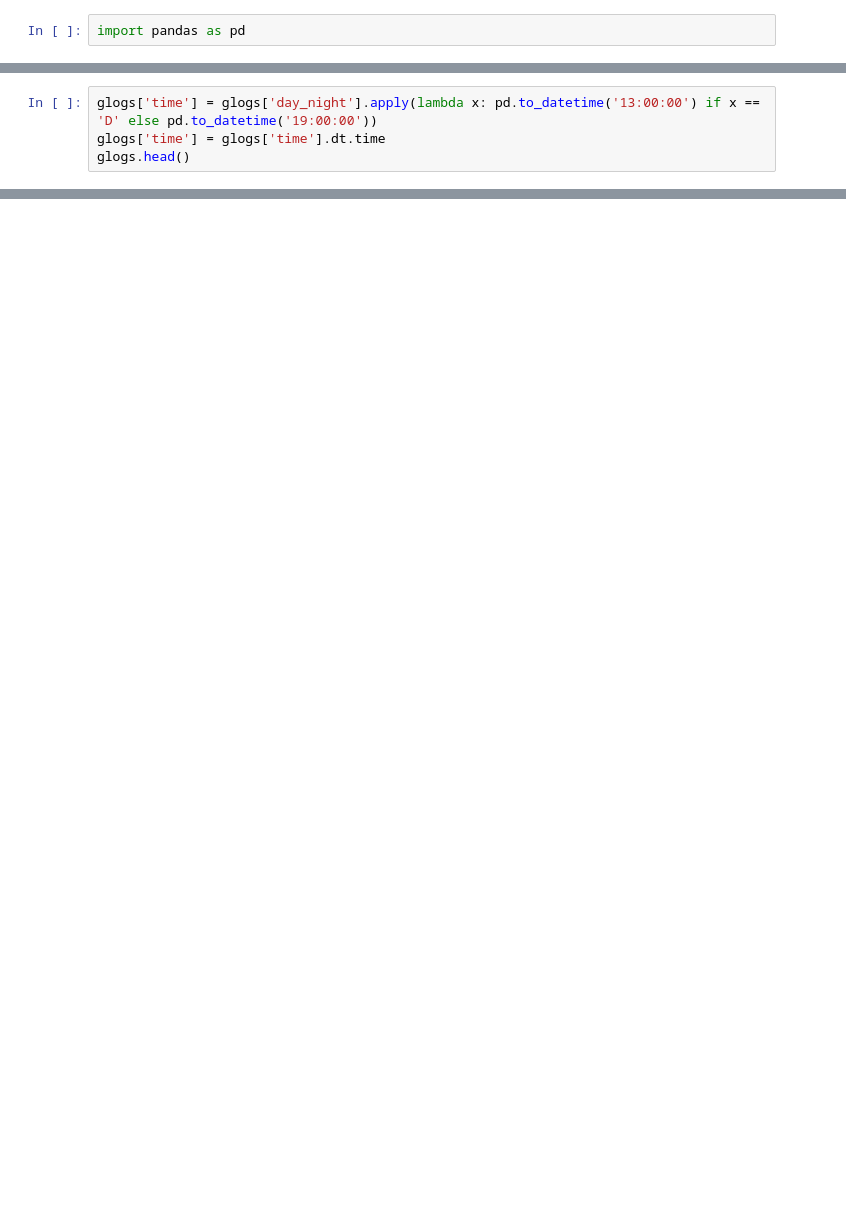
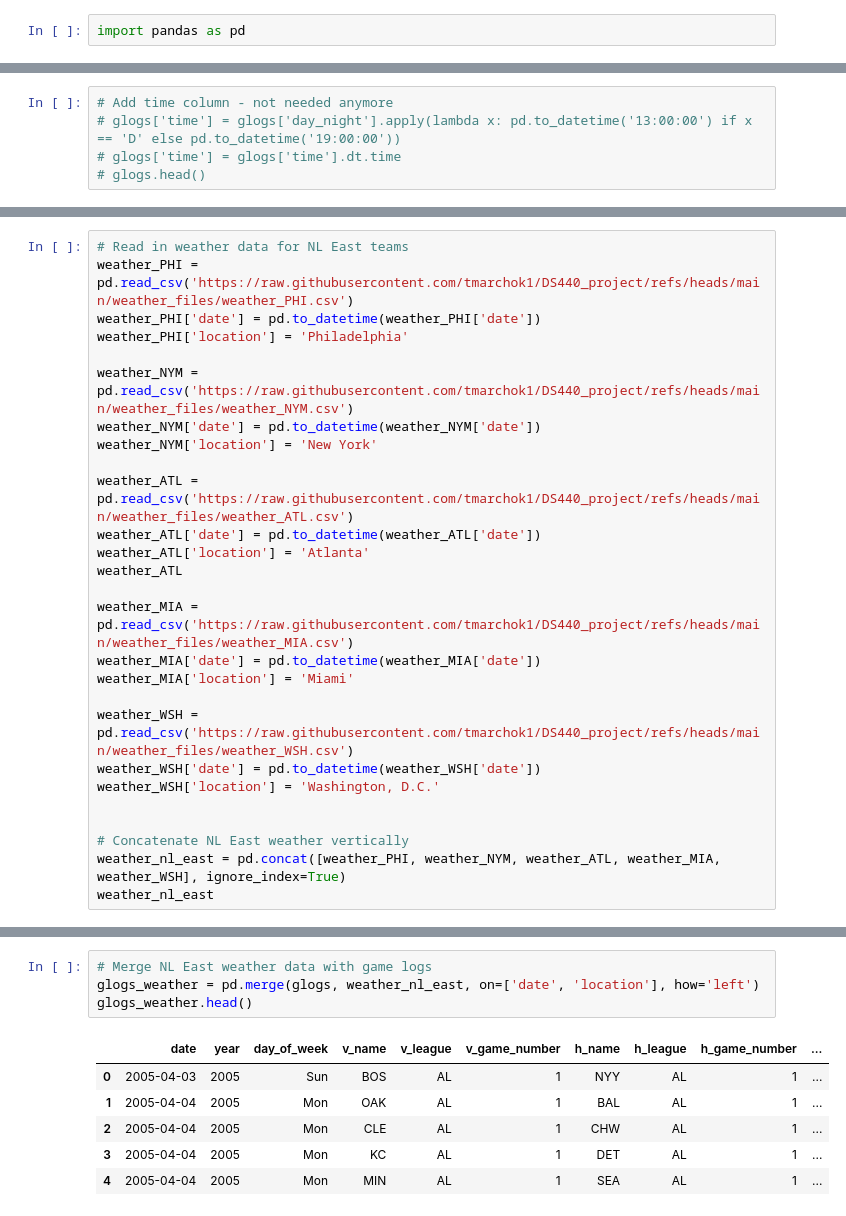
Before and after one commit to tmarchok1/DS440_project, a Jupyter notebook: DS_440code.ipynb, the cells around one changed output, grey strips where cells are left out. Cells and saved outputs as stored; diff of their text form; blank space fills up the shorter version.

```diff
--- a/DS_440code.ipynb
+++ b/DS_440code.ipynb
@@ -119,4 +136,5 @@ glogs.head()
 # %%
-glogs['time'] = glogs['day_night'].apply(lambda x: pd.to_datetime('13:00:00') if x == 'D' else pd.to_datetime('19:00:00'))
-glogs['time'] = glogs['time'].dt.time
-glogs.head()
+# Add time column - not needed anymore
+# glogs['time'] = glogs['day_night'].apply(lambda x: pd.to_datetime('13:00:00') if x == 'D' else pd.to_datetime('19:00:00'))
+# glogs['time'] = glogs['time'].dt.time
+# glogs.head()
@@ -161,0 +141,27 @@ merged[merged['park_id'] == 'Phillies']
+# %%
+# Read in weather data for NL East teams
+weather_PHI = pd.read_csv('https://raw.githubusercontent.com/tmarchok1/DS440_project/refs/heads/main/weather_files/weather_PHI.csv')
+weather_PHI['date'] = pd.to_datetime(weather_PHI['date'])
+weather_PHI['location'] = 'Philadelphia'
+
+weather_NYM = pd.read_csv('https://raw.githubusercontent.com/tmarchok1/DS440_project/refs/heads/main/weather_files/weather_NYM.csv')
+weather_NYM['date'] = pd.to_datetime(weather_NYM['date'])
+weather_NYM['location'] = 'New York'
+
+weather_ATL = pd.read_csv('https://raw.githubusercontent.com/tmarchok1/DS440_project/refs/heads/main/weather_files/weather_ATL.csv')
+weather_ATL['date'] = pd.to_datetime(weather_ATL['date'])
+weather_ATL['location'] = 'Atlanta'
+weather_ATL
+
+weather_MIA = pd.read_csv('https://raw.githubusercontent.com/tmarchok1/DS440_project/refs/heads/main/weather_files/weather_MIA.csv')
+weather_MIA['date'] = pd.to_datetime(weather_MIA['date'])
+weather_MIA['location'] = 'Miami'
+
+weather_WSH = pd.read_csv('https://raw.githubusercontent.com/tmarchok1/DS440_project/refs/heads/main/weather_files/weather_WSH.csv')
+weather_WSH['date'] = pd.to_datetime(weather_WSH['date'])
+weather_WSH['location'] = 'Washington, D.C.'
+
+
+# Concatenate NL East weather vertically
+weather_nl_east = pd.concat([weather_PHI, weather_NYM, weather_ATL, weather_MIA, weather_WSH], ignore_index=True)
+weather_nl_east
@@ -161,0 +182,11 @@ merged[merged['park_id'] == 'Phillies']
+# %%
+# Merge NL East weather data with game logs
+glogs_weather = pd.merge(glogs, weather_nl_east, on=['date', 'location'], how='left')
+glogs_weather.head()
+# %% [output]
+|  | date | year | day_of_week | v_name | v_league | v_game_number | h_name | h_league | h_game_number | ... |
+| 0 | 2005-04-03 | 2005 | Sun | BOS | AL | 1 | NYY | AL | 1 | ... |
+| 1 | 2005-04-04 | 2005 | Mon | OAK | AL | 1 | BAL | AL | 1 | ... |
+| 2 | 2005-04-04 | 2005 | Mon | CLE | AL | 1 | CHW | AL | 1 | ... |
+| 3 | 2005-04-04 | 2005 | Mon | KC | AL | 1 | DET | AL | 1 | ... |
+| 4 | 2005-04-04 | 2005 | Mon | MIN | AL | 1 | SEA | AL | 1 | ... |
```
Also changed, not shown: parts of 10 cells of this notebook, 9 other files.
